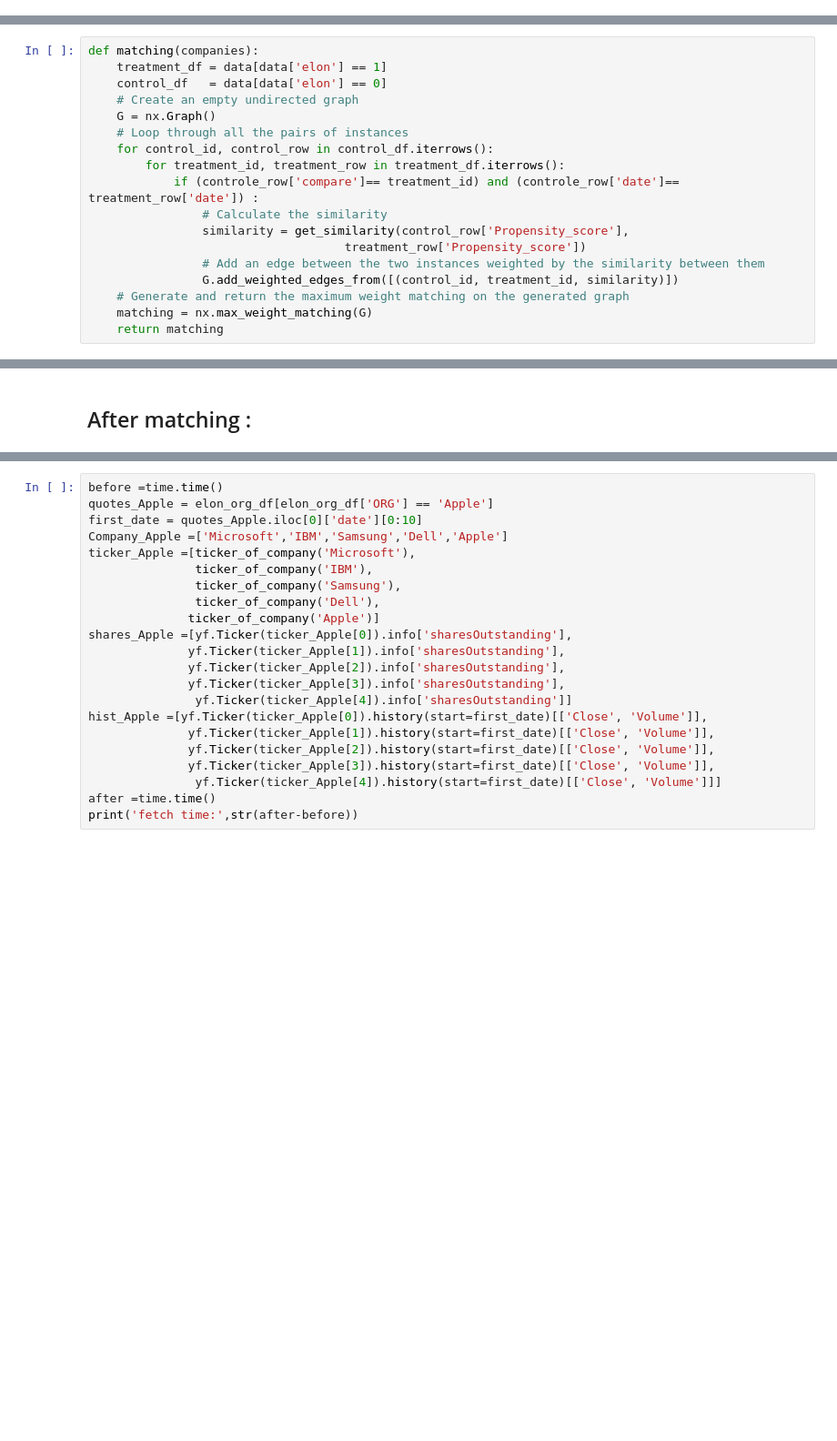
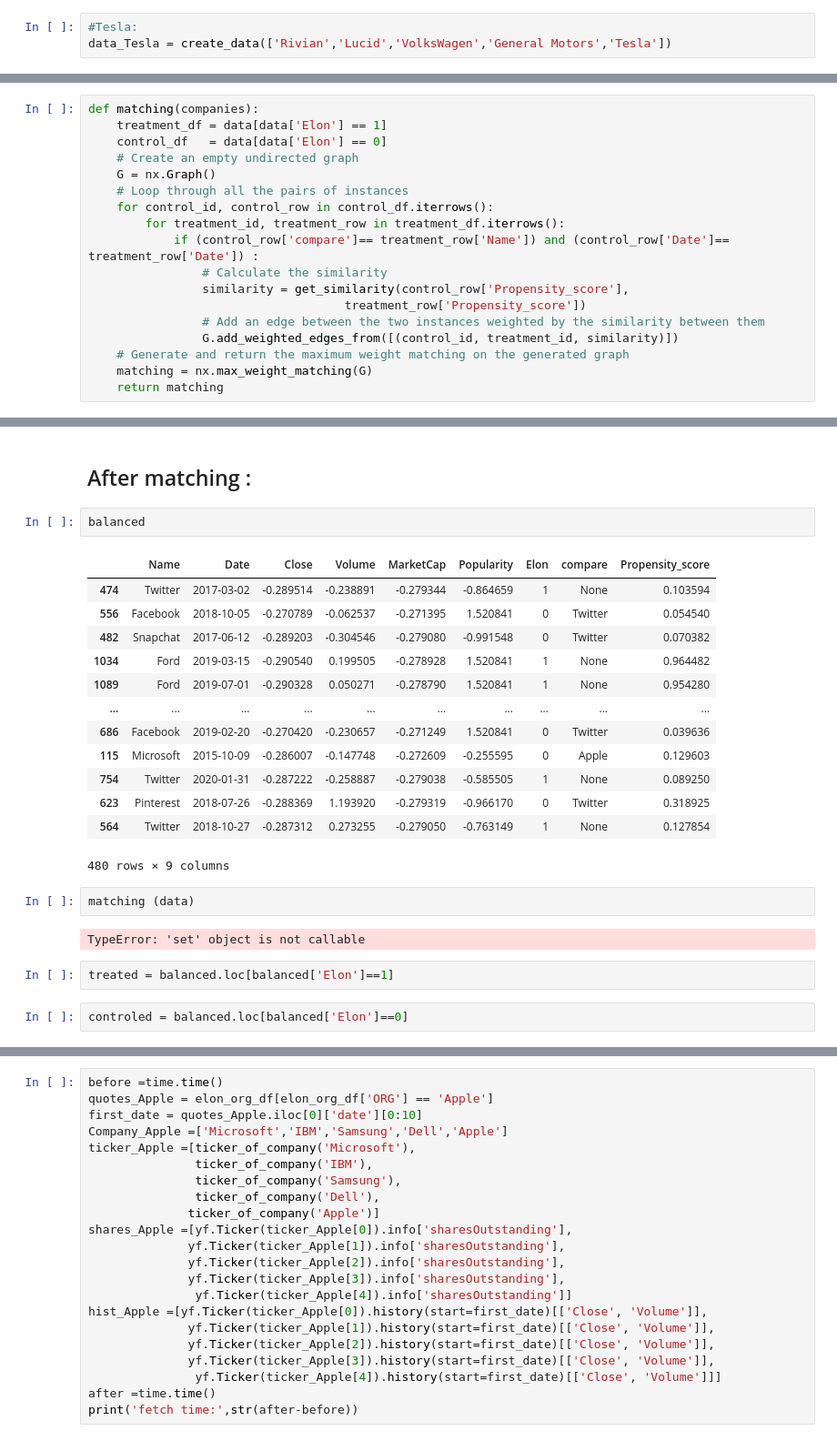
Before and after one commit to LobsterChampage/ada-2021-project-madagascar, a Jupyter notebook: Observational study.ipynb, the cells around one changed output, grey strips where cells are left out. Shown at 91% size. Drawn from its saved outputs; the diff is of its cells as text; blank space fills up the shorter version.

```diff
--- a/Observational study.ipynb
+++ b/Observational study.ipynb
@@ -184,0 +120,3 @@ data_Tesla
+# %%
+#Tesla:
+data_Tesla = create_data(['Rivian','Lucid','VolksWagen','General Motors','Tesla'])
@@ -207,14 +213,14 @@ def get_similarity(propensity_score1, propensity_score2):
     return 1-np.abs(propensity_score1-propensity_score2)
 # %%
 def matching(companies):
-    treatment_df = data[data['elon'] == 1]
-    control_df   = data[data['elon'] == 0]
+    treatment_df = data[data['Elon'] == 1]
+    control_df   = data[data['Elon'] == 0]
     # Create an empty undirected graph
     G = nx.Graph()
     # Loop through all the pairs of instances
     for control_id, control_row in control_df.iterrows():
         for treatment_id, treatment_row in treatment_df.iterrows():
-            if (controle_row['compare']== treatment_id) and (controle_row['date']== treatment_row['date']) :
+            if (control_row['compare']== treatment_row['Name']) and (control_row['Date']== treatment_row['Date']) :
                 # Calculate the similarity
                 similarity = get_similarity(control_row['Propensity_score'],
                                     treatment_row['Propensity_score'])
@@ -230,2 +238,26 @@ balanced = data.iloc[matched]
 # %% [markdown]
 ## After matching :
+# %%
+balanced
+# %% [output]
+|  | Name | Date | Close | Volume | MarketCap | Popularity | Elon | compare | Propensity_score |
+| 474 | Twitter | 2017-03-02 | -0.289514 | -0.238891 | -0.279344 | -0.864659 | 1 | None | 0.103594 |
+| 556 | Facebook | 2018-10-05 | -0.270789 | -0.062537 | -0.271395 | 1.520841 | 0 | Twitter | 0.054540 |
+| 482 | Snapchat | 2017-06-12 | -0.289203 | -0.304546 | -0.279080 | -0.991548 | 0 | Twitter | 0.070382 |
+| 1034 | Ford | 2019-03-15 | -0.290540 | 0.199505 | -0.278928 | 1.520841 | 1 | None | 0.964482 |
+| 1089 | Ford | 2019-07-01 | -0.290328 | 0.050271 | -0.278790 | 1.520841 | 1 | None | 0.954280 |
+| ... | ... | ... | ... | ... | ... | ... | ... | ... | ... |
+| 686 | Facebook | 2019-02-20 | -0.270420 | -0.230657 | -0.271249 | 1.520841 | 0 | Twitter | 0.039636 |
+| 115 | Microsoft | 2015-10-09 | -0.286007 | -0.147748 | -0.272609 | -0.255595 | 0 | Apple | 0.129603 |
+| 754 | Twitter | 2020-01-31 | -0.287222 | -0.258887 | -0.279038 | -0.585505 | 1 | None | 0.089250 |
+| 623 | Pinterest | 2018-07-26 | -0.288369 | 1.193920 | -0.279319 | -0.966170 | 0 | Twitter | 0.318925 |
+| 564 | Twitter | 2018-10-27 | -0.287312 | 0.273255 | -0.279050 | -0.763149 | 1 | None | 0.127854 |
+480 rows × 9 columns
+# %%
+matching (data)
+# %% [output]
+TypeError: 'set' object is not callable
+# %%
+treated = balanced.loc[balanced['Elon']==1]
+# %%
+controled = balanced.loc[balanced['Elon']==0]
```
Also changed, not shown: parts of 27 cells of this notebook.
